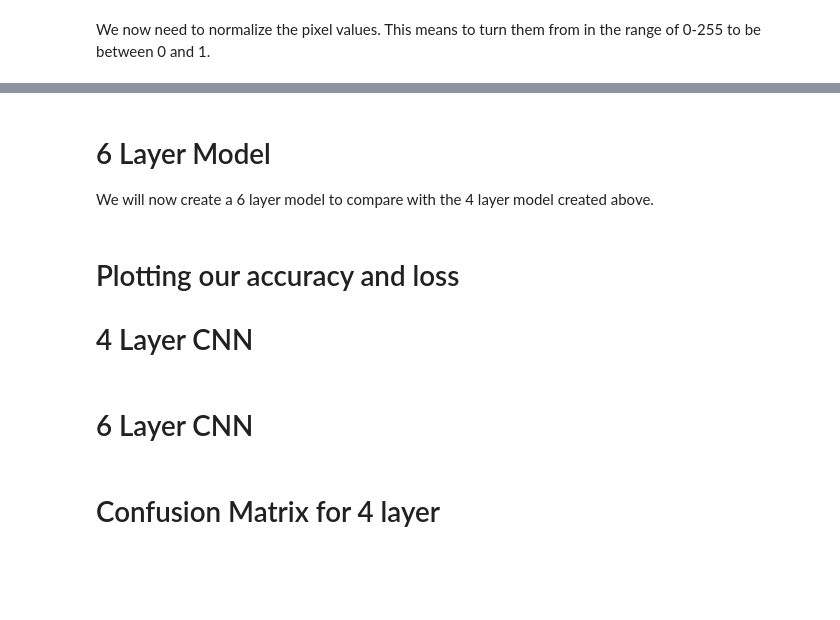
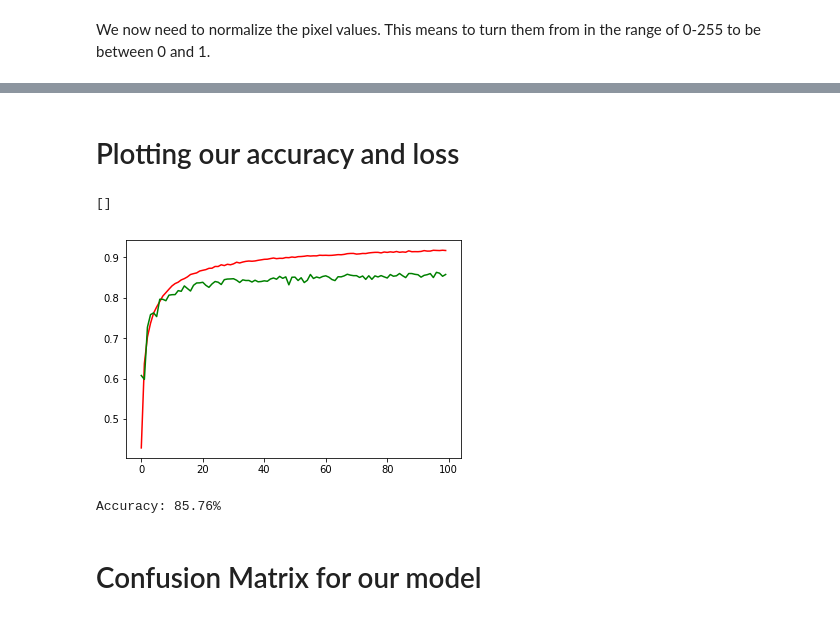
Before and after one commit to PerlinWarp/YearOfAI, a Jupyter notebook: CIFAR10/CIFAR10.ipynb, the cells around one changed output, grey strips where cells are left out. Drawn from its saved outputs; the diff is of its cells as text; code cells hidden in the pictures; blank space fills up the shorter version.

```diff
--- a/CIFAR10/CIFAR10.ipynb
+++ b/CIFAR10/CIFAR10.ipynb
@@ -108,3 +144,0 @@ cnn = cnn_n.fit(x_train, y_train, batch_size=batch_size, epochs=epochs, validati
-# %% [markdown]
-# 6 Layer Model
-We will now create a 6 layer model to compare with the 4 layer model created above.
@@ -150,14 +145,15 @@ cnn6 = cnn_n6.fit(x_train, y_train, batch_size=batch_size, epochs=epochs, valida
 # %% [markdown]
 # Plotting our accuracy and loss
-
-# 4 Layer CNN
 # %%
 plt.figure(0)
-plt.plot(cnn.history['acc'],'r')
-plt.plot(cnn.history['val_acc'],'g')
+plt.plot(cnn4.history['acc'],'r')
+plt.plot(cnn4.history['val_acc'],'g')
 plt.plot()
+# %% [output]
+[]
+[figure, added]
 # %%
-scores = cnn_n.evaluate(x_test, y_test, verbose=0)
+scores = cnn.evaluate(x_test, y_test, verbose=0)
 print("Accuracy: %.2f%%" % (scores[1]*100))
+# %% [output]
+Accuracy: 85.76%
-# %% [markdown]
-# 6 Layer CNN
@@ -172,5 +160,5 @@ print("Accuracy: %.2f%%" % (scores[1]*100))
 # %% [markdown]
-# Confusion Matrix for 4 layer
+# Confusion Matrix for our model
 # %%
 from sklearn.metrics import classification_report, confusion_matrix
 Y_pred = cnn_n.predict(x_test, verbose=2)
```
Also changed, not shown: parts of 19 cells of this notebook, 3 other files.
